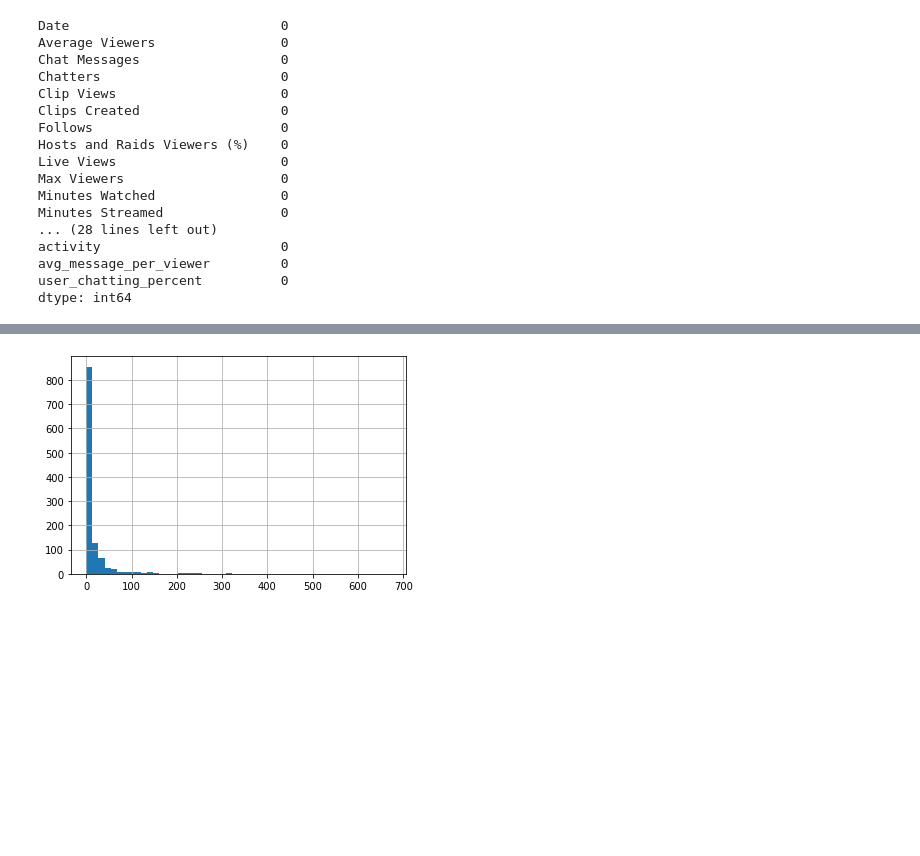
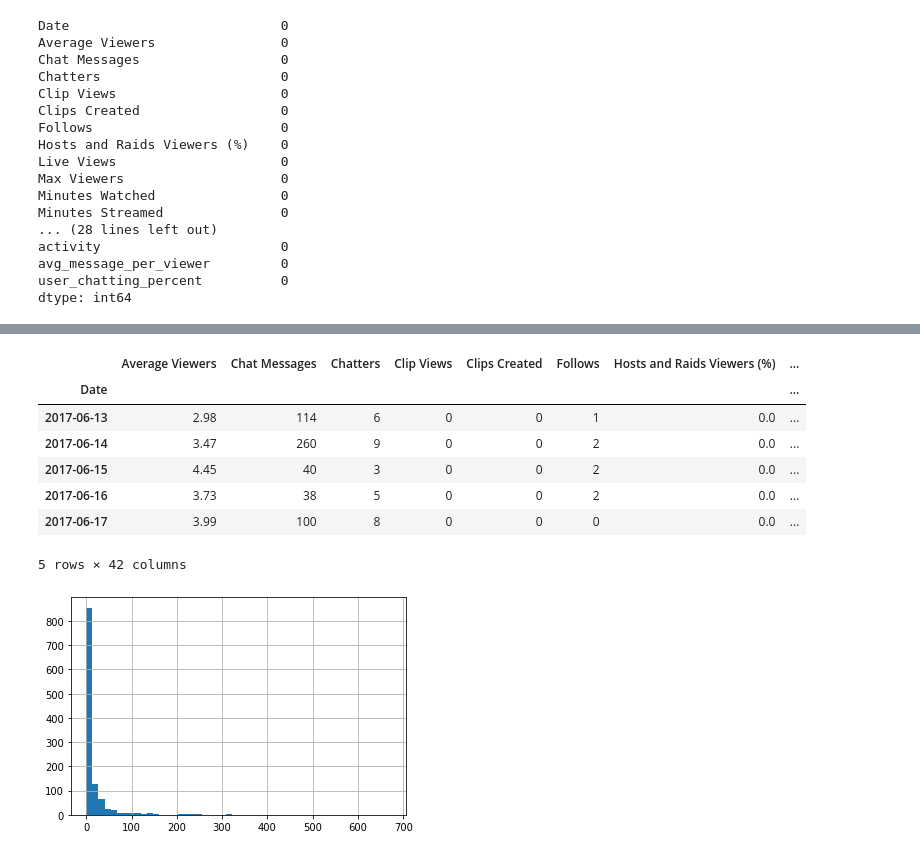
Before and after one commit to ilEnzio/DS-Unit-2-Applied-Modeling, a Jupyter notebook: module3-permutation-boosting/ERLE_GRANGERII_DS18_LS_DS_233_assignment-Copy1.ipynb, the cells around one changed output, grey strips where cells are left out. Saved outputs shown, nothing was run; the diff lists cells and outputs as text; code cells hidden in the pictures; blank space fills up the shorter version.

```diff
--- a/module3-permutation-boosting/ERLE_GRANGERII_DS18_LS_DS_233_assignment-Copy1.ipynb
+++ b/module3-permutation-boosting/ERLE_GRANGERII_DS18_LS_DS_233_assignment-Copy1.ipynb
@@ -112,0 +184,2 @@ dtype: int64
+# %%
+twitch_df= twitch_df.replace(to_replace=replace_list, value=0)
@@ -112,0 +201,4 @@ dtype: int64
+# %%
+twitch_df["user_chatting_percent"]= twitch_df["user_chatting_percent"].astype(str).astype(float)
+# %%
+twitch_df["avg_message_per_viewer"]= twitch_df["avg_message_per_viewer"].astype(str).astype(float)
@@ -113,3 +225,16 @@ dtype: int64
+# %%
+twitch_df = twitch_df.set_index(keys="Date")
+# %%
+twitch_df.head()
+# %% [output]
+|  | Average Viewers | Chat Messages | Chatters | Clip Views | Clips Created | Follows | Hosts and Raids Viewers (%) | ... |
+| Date |  |  |  |  |  |  |  | ... |
+| 2017-06-13 | 2.98 | 114 | 6 | 0 | 0 | 1 | 0.0 | ... |
+| 2017-06-14 | 3.47 | 260 | 9 | 0 | 0 | 2 | 0.0 | ... |
+| 2017-06-15 | 4.45 | 40 | 3 | 0 | 0 | 2 | 0.0 | ... |
+| 2017-06-16 | 3.73 | 38 | 5 | 0 | 0 | 2 | 0.0 | ... |
+| 2017-06-17 | 3.99 | 100 | 8 | 0 | 0 | 0 | 0.0 | ... |
+5 rows × 42 columns
 # %%
 twitch_df['Total_Earnings'].hist(bins=50);
 # %% [output]
```
Also changed, not shown: parts of 73 cells of this notebook, 3 other files.
